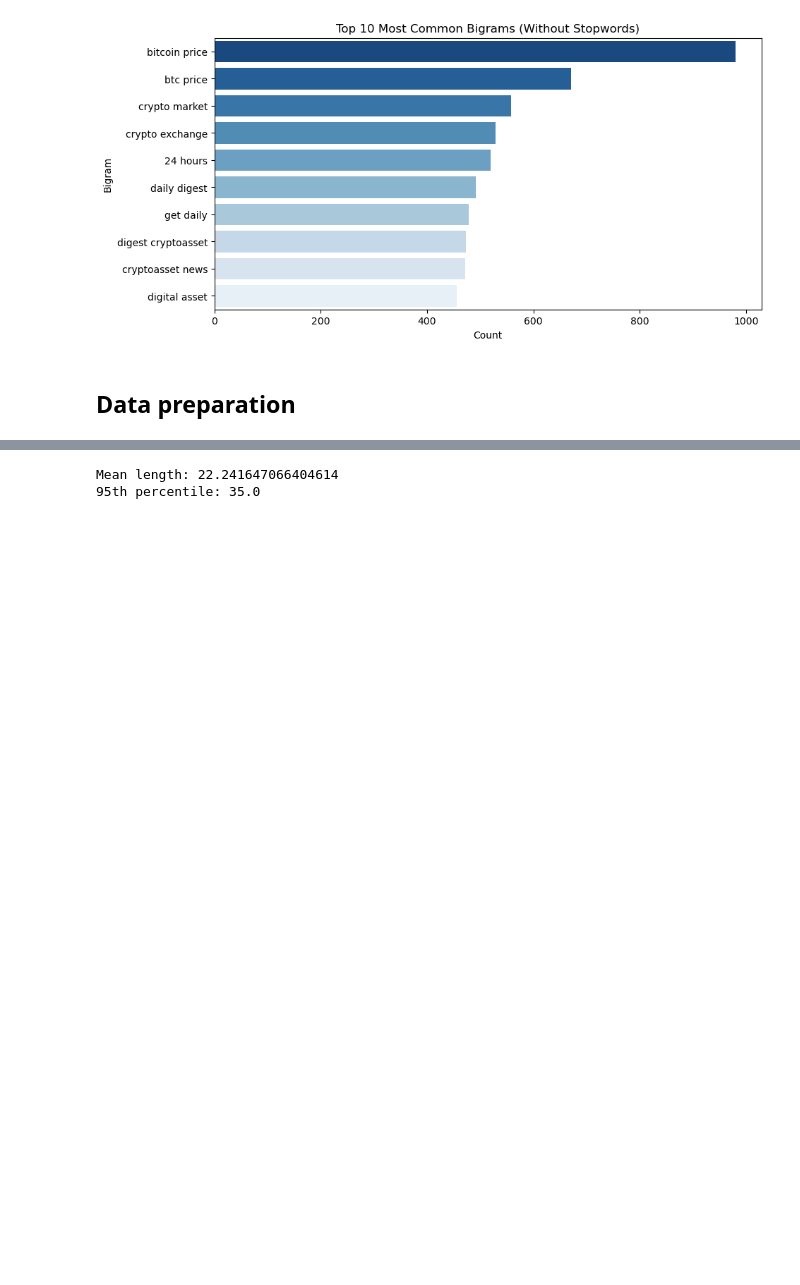
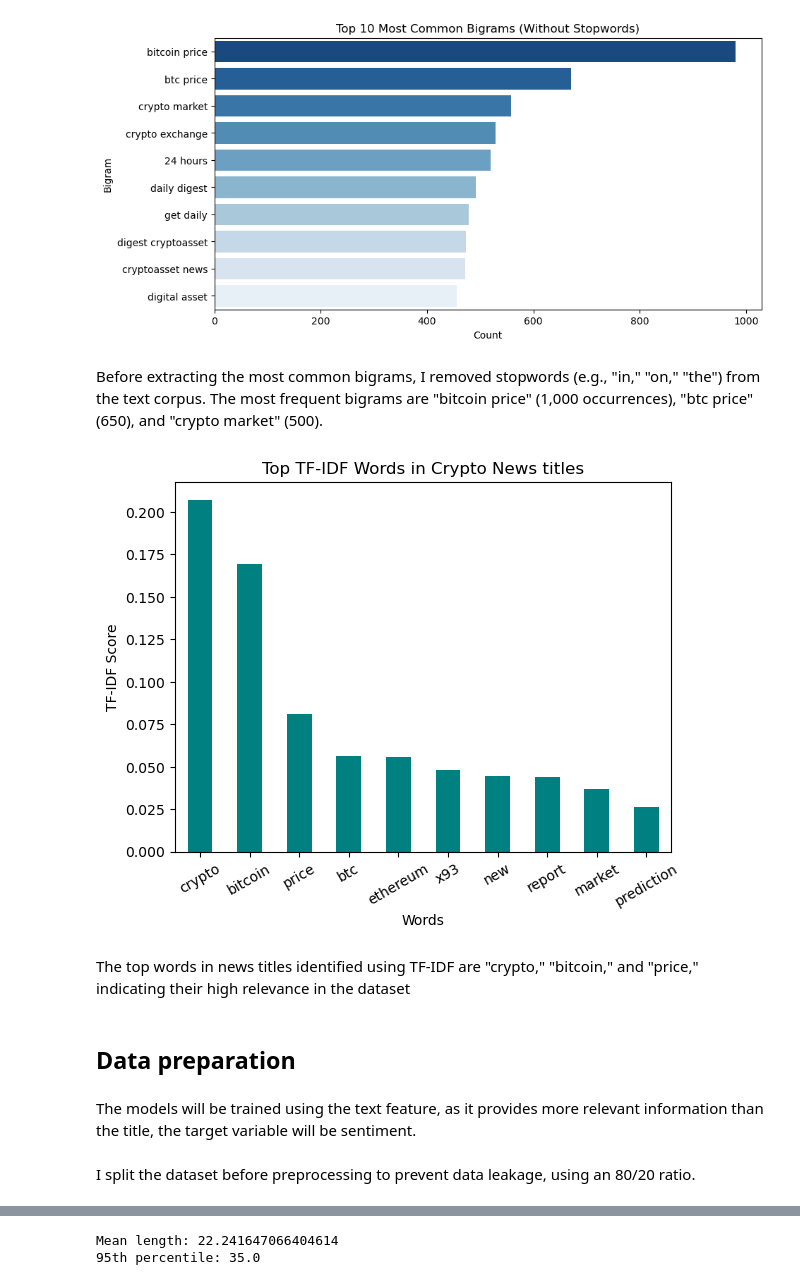
Before and after one commit to andrii-zapukhlyi/crypto_market_sentiment, a Jupyter notebook: crypto_market_sentiment.ipynb, the cells around one changed output, grey strips where cells are left out. Cells and saved outputs as stored; diff of their text form; code cells hidden in the pictures; blank space fills up the shorter version.

```diff
--- a/crypto_market_sentiment.ipynb
+++ b/crypto_market_sentiment.ipynb
@@ -176,8 +214,28 @@ plt.title("Top 10 Most Common Bigrams (Without Stopwords)")
 plt.show()
 # %% [output]
 [figure]
+# %% [markdown]
+Before extracting the most common bigrams, I removed stopwords (e.g., "in," "on," "the") from the text corpus. The most frequent bigrams are "bitcoin price" (1,000 occurrences), "btc price" (650), and "crypto market" (500).
+# %%
+vectorizer = TfidfVectorizer(stop_words='english', max_features=10)
+tfidf_matrix = vectorizer.fit_transform(df['title'])
+tfidf_df = pd.DataFrame(tfidf_matrix.toarray(), columns=vectorizer.get_feature_names_out())
+avg_tfidf = tfidf_df.mean().sort_values(ascending=False)
+
+avg_tfidf.plot(kind='bar', color='teal')
+plt.title("Top TF-IDF Words in Crypto News titles")
+plt.xlabel("Words")
+plt.ylabel("TF-IDF Score")
+plt.xticks(rotation=30)
+plt.show()
+# %% [output]
+[figure, added]
+# %% [markdown]
+The top words in news titles identified using TF-IDF are "crypto," "bitcoin," and "price," indicating their high relevance in the dataset
 # %% [markdown]
 ## Data preparation
+# %% [markdown]
+The models will be trained using the text feature, as it provides more relevant information than the title, the target variable will be sentiment.
 # %%
 X = df["text"]
 y = df["sentiment"]
@@ -184,3 +244,5 @@ y = df["sentiment"]
+# %% [markdown]
+I split the dataset before preprocessing to prevent data leakage, using an 80/20 ratio.
 # %%
 def clean_text(text):
     text = text.lower()
```
Also changed, not shown: parts of 76 cells of this notebook, 1 other file.
